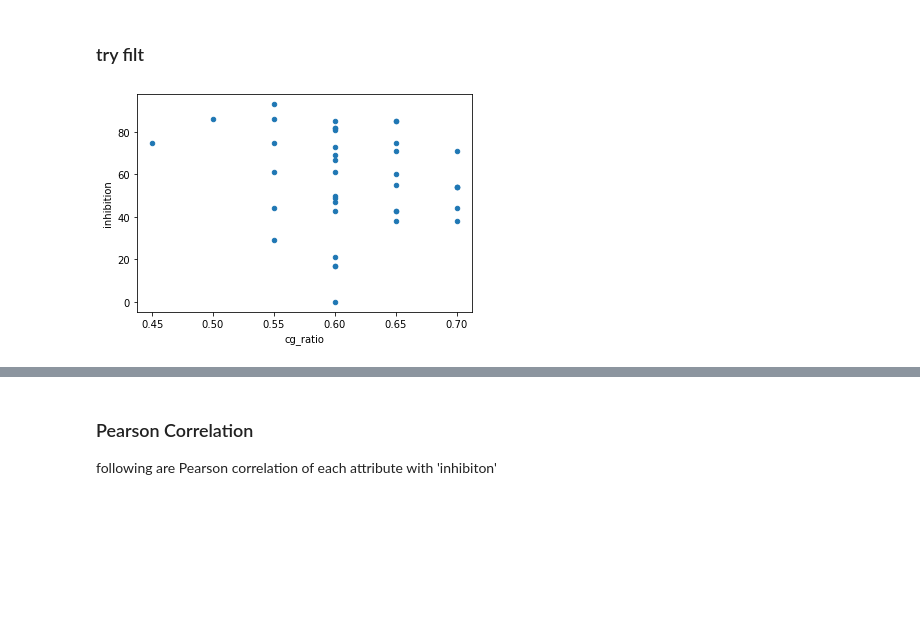
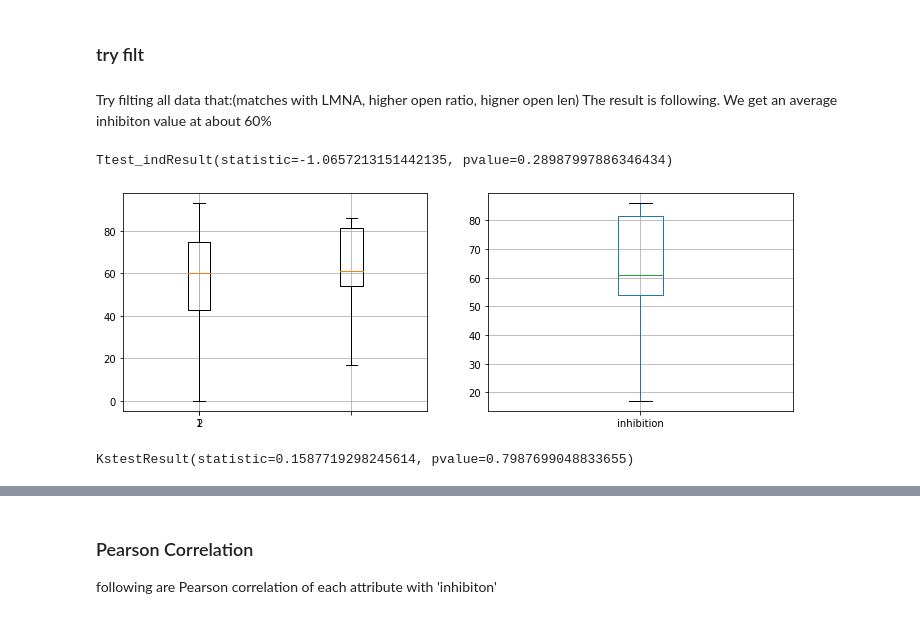
Before and after one commit to SilverNebula/BIOscanner, a Jupyter notebook: src/open_close_scan/analyse.ipynb, the cells around one changed output, grey strips where cells are left out. Cells and saved outputs as stored; diff of their text form; code cells hidden in the pictures; blank space fills up the shorter version.

```diff
--- a/src/open_close_scan/analyse.ipynb
+++ b/src/open_close_scan/analyse.ipynb
@@ -243,10 +243,26 @@ plt.show()
 # %% [markdown]
 ### try filt
-# %%
-df_tmp = pd.DataFrame(df[df['LMNA_pos']>-1])
-df_tmp = df_tmp[df_tmp['LMNA_open_ratio']>0.3]
-df_tmp = df_tmp[df_tmp['LMNA_open_len']>=4]
-df_tmp.plot.scatter(x='cg_ratio',y='inhibition')
-plt.show()
-# %% [output]
-[figure, removed]
+# %% [markdown]
+Try filting all data that:(matches with LMNA, higher open ratio, higner open len)
+The result is following. We get an average inhibiton value at about 60%
+# %%
+fig,axes = plt.subplots(1,2,figsize=(12,4))
+df_tmp = pd.DataFrame(df[df['LMNA_pos']>-1])
+df_tmp1 = df_tmp[df_tmp['LMNA_open_ratio']>0.3]
+df_tmp1 = df_tmp1[df_tmp['LMNA_open_len']>=4]
+# df_tmp.plot.scatter(x='cg_ratio',y='inhibition',ax=axes[0])
+# df_tmp1.plot.scatter(x='cg_ratio',y='inhibition',ax=axes[1])
+df_tmp.boxplot('inhibition',ax=axes[0])
+df_tmp1.boxplot('inhibition',ax=axes[1])
+data=[df_tmp['inhibition'],df_tmp1['inhibition']]
+axes[0].boxplot(data)
+import scipy.stats as stats
+stats.ttest_ind(data[0],data[1])
+# plt.show()
+# %% [output]
+Ttest_indResult(statistic=-1.0657213151442135, pvalue=0.28987997886346434)
+[figure, added]
+# %%
+stats.ks_2samp(data[0],data[1])
+# %% [output]
+KstestResult(statistic=0.1587719298245614, pvalue=0.7987699048833655)
```
Also changed, not shown: parts of 6 cells of this notebook, 8 other files.
